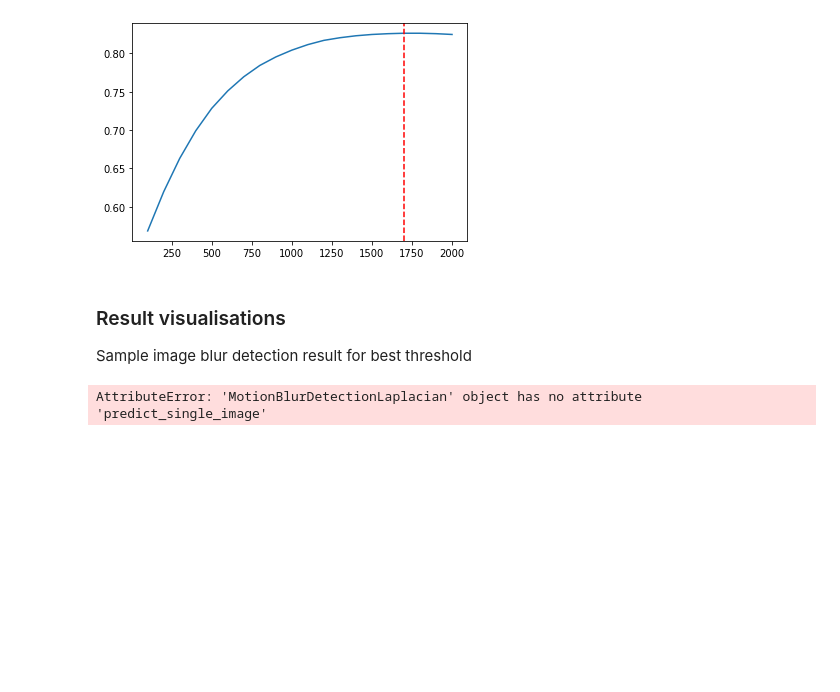
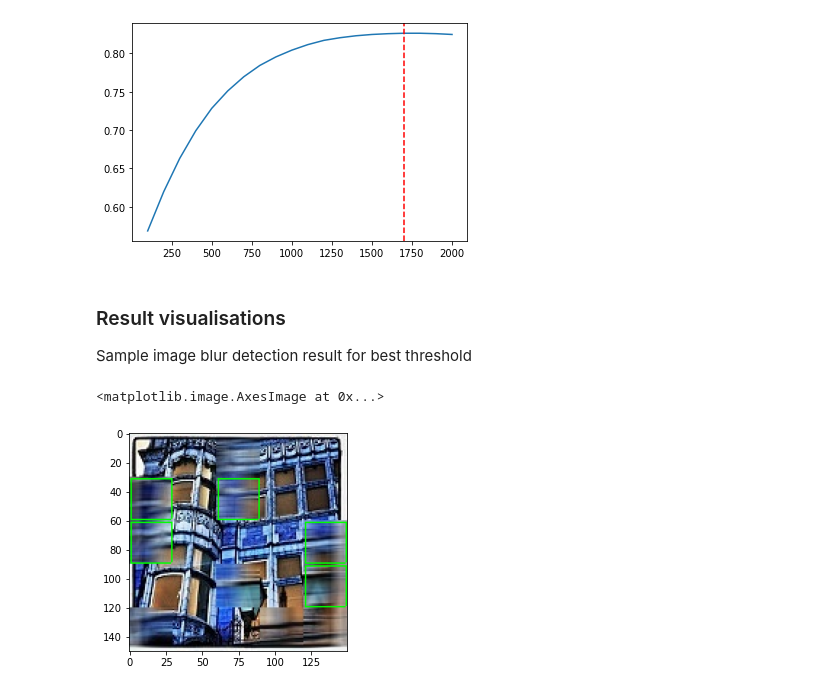
Before and after one commit to JuliaZur/MotionBlurDetection, a Jupyter notebook: laplacian_results.ipynb, the cells around one changed output. Cells and saved outputs as stored; diff of their text form; code cells hidden in the pictures; blank space fills up the shorter version.

Commit message:
laplacian results

```diff
--- a/laplacian_results.ipynb
+++ b/laplacian_results.ipynb
@@ -44,9 +44,14 @@ Sample image blur detection result for best threshold
 # %%
 image_path = './results/blurred.jpg'
 laplacian = MotionBlurDetectionLaplacian(threshold=1700.)
-image_predictions = laplacian.predict_single_image(image_path)
+image_predictions_fm = laplacian.predict_single_image(image_path)
+image_predictions = []
+for i in range(4,len(image_predictions_fm)+1, 5):
+    row = [pred for pred, fm in image_predictions_fm[i-4:i+1]]
+    image_predictions.append(row)
 image_mask = mask_on_image(image_path, image_predictions)
-cv2.imshow(image_mask)
+plt.imshow(image_mask)
 # %% [output]
-AttributeError: 'MotionBlurDetectionLaplacian' object has no attribute 'predict_single_image'
+<matplotlib.image.AxesImage at 0x...>
+[figure, added]
 # %%
```
Also changed, not shown: parts of 5 cells of this notebook, 1 other file.
